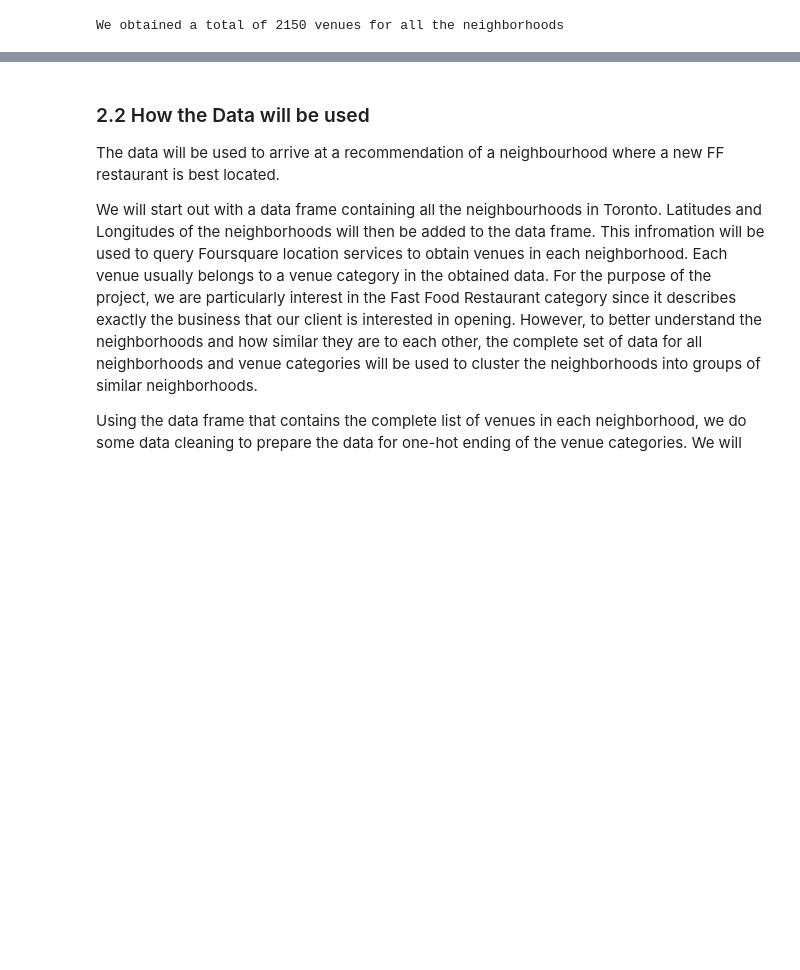
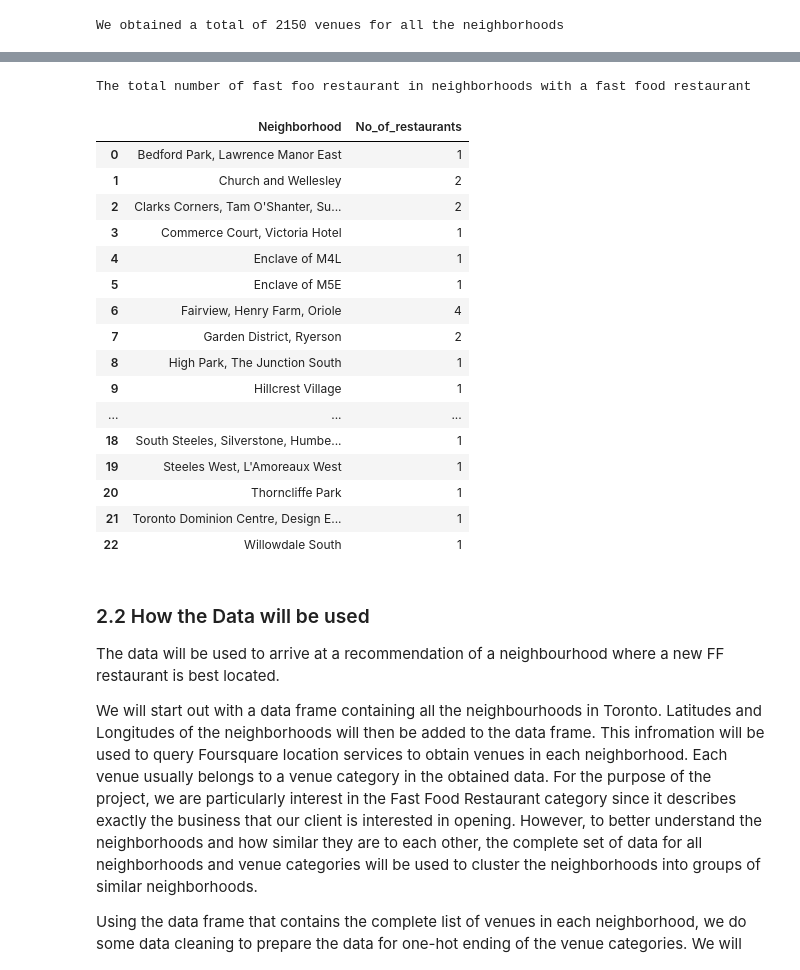
Before and after one commit to mfasan/Coursera_Capstone, a Jupyter notebook: Capstone_Toronto_fastFood_week1.ipynb, the cells around one changed output, grey strips where cells are left out. Drawn from its saved outputs; the diff is of its cells as text; code cells hidden in the pictures; blank space fills up the shorter version.

```diff
--- a/Capstone_Toronto_fastFood_week1.ipynb
+++ b/Capstone_Toronto_fastFood_week1.ipynb
@@ -220,3 +241,27 @@ In our data exploration, we will look at the categories to better understand eac
+# %%
+print("The total number of fast foo restaurant in neighborhoods with a fast food restaurant\n")
+ff_restaurants = (toronto_venues[toronto_venues['Venue Category']=='Fast Food Restaurant'].groupby('Neighborhood').count()).reset_index()[['Neighborhood', 'Venue Category']]
+ff_restaurants.columns=['Neighborhood', 'No_of_restaurants']
+ff_restaurants
+# %% [output]
+The total number of fast foo restaurant in neighborhoods with a fast food restaurant
+|  | Neighborhood | No_of_restaurants |
+| 0 | Bedford Park, Lawrence Manor East | 1 |
+| 1 | Church and Wellesley | 2 |
+| 2 | Clarks Corners, Tam O'Shanter, Su... | 2 |
+| 3 | Commerce Court, Victoria Hotel | 1 |
+| 4 | Enclave of M4L | 1 |
+| 5 | Enclave of M5E | 1 |
+| 6 | Fairview, Henry Farm, Oriole | 4 |
+| 7 | Garden District, Ryerson | 2 |
+| 8 | High Park, The Junction South | 1 |
+| 9 | Hillcrest Village | 1 |
+| ... | ... | ... |
+| 18 | South Steeles, Silverstone, Humbe... | 1 |
+| 19 | Steeles West, L'Amoreaux West | 1 |
+| 20 | Thorncliffe Park | 1 |
+| 21 | Toronto Dominion Centre, Design E... | 1 |
+| 22 | Willowdale South | 1 |
 # %% [markdown]
 ### 2.2 How the Data will be used
 The data will be used to arrive at a recommendation of a neighbourhood where a new FF restaurant is best located.
```
Also changed, not shown: parts of 3 cells of this notebook.
